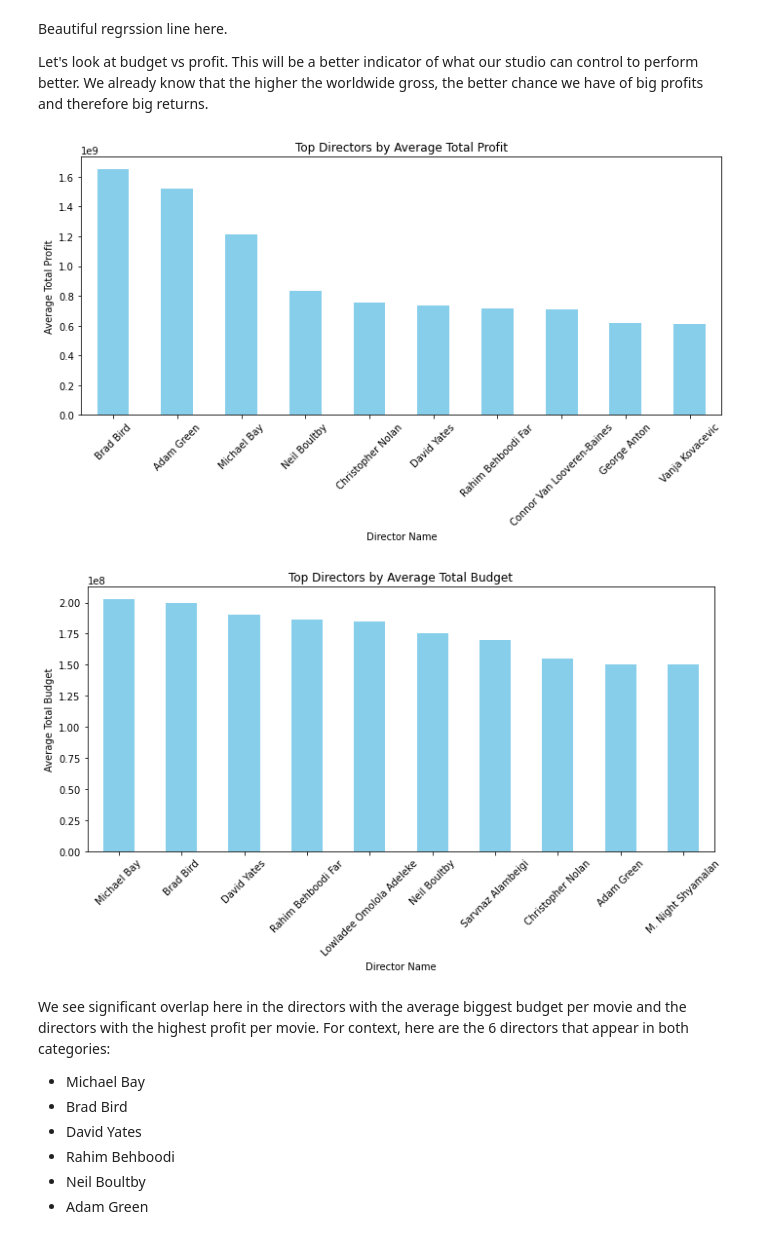
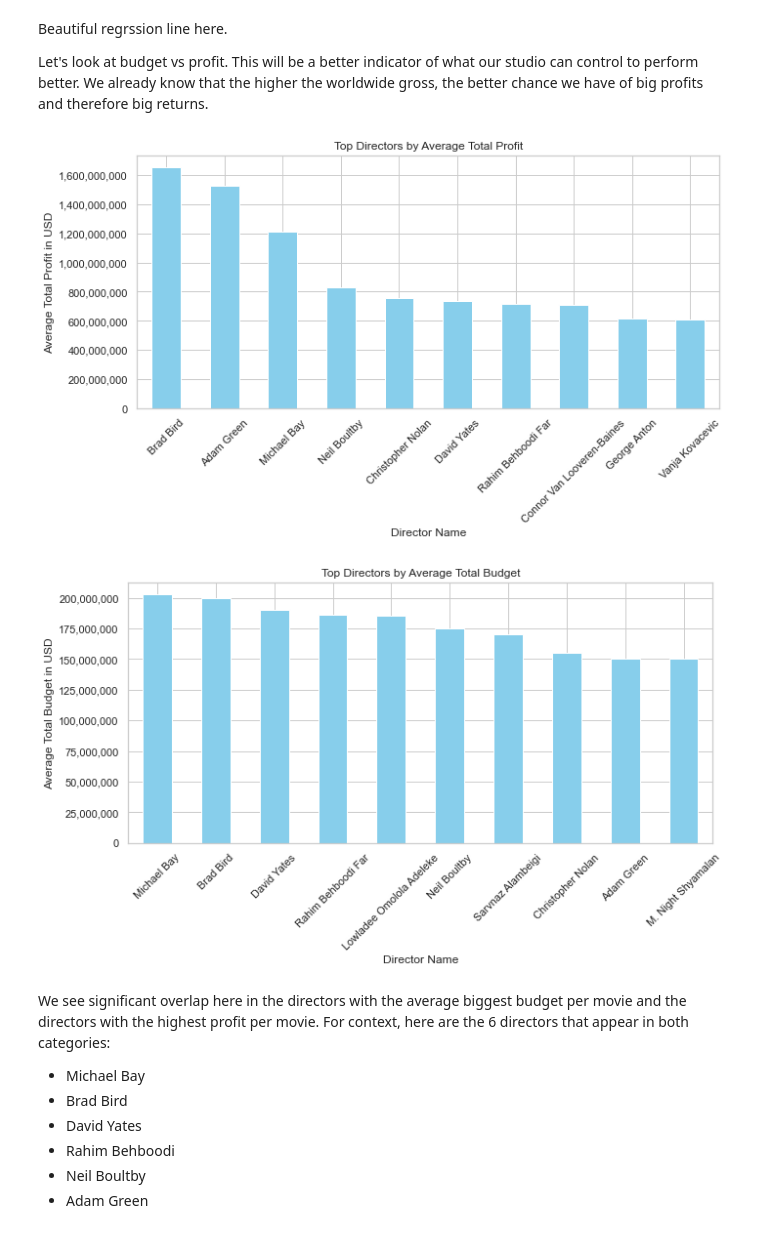
Before and after one commit to byrdwcrawford/Phase-2-Project, a Jupyter notebook: notebook.ipynb, the cells around one changed output. Cells and saved outputs as stored; diff of their text form; code cells hidden in the pictures.

```diff
--- a/notebook.ipynb
+++ b/notebook.ipynb
@@ -2104,0 +2121,12 @@ sns.regplot(x='production_budget', y='total_gross', data=filtered_df);
+# %%
+sns.set(style="whitegrid")
+ax = sns.regplot(x='production_budget', y='total_gross', data=filtered_df)
+plt.title("Total Profit vs Production Budget")
+plt.xlabel("Total Budget in USD")
+plt.ylabel("Total Gross in USD")
+
+# Formatting y-axis ticks to display in regular numbers
+ax.yaxis.set_major_formatter(plt.FuncFormatter(lambda x, loc: "{:,}".format(int(x))))
+ax.xaxis.set_major_formatter(plt.FuncFormatter(lambda x, loc: "{:,}".format(int(x))))
+plt.xticks(rotation=90)
+plt.show()
@@ -2162,0 +2196,12 @@ sns.regplot(x='production_budget', y='total_profit', data=filtered_df);
+# %%
+sns.set(style="whitegrid")
+ax = sns.regplot(x='production_budget', y='total_profit', data=filtered_df)
+plt.title("Total Profit vs Production Budget")
+plt.xlabel("Total Budget in USD")
+plt.ylabel("Total Profit in USD")
+
+# Formatting y-axis ticks to display in regular numbers
+ax.yaxis.set_major_formatter(plt.FuncFormatter(lambda x, loc: "{:,}".format(int(x))))
+ax.xaxis.set_major_formatter(plt.FuncFormatter(lambda x, loc: "{:,}".format(int(x))))
+plt.xticks(rotation=90)
+plt.show()
@@ -2218,0 +2267,12 @@ sns.regplot(x='total_gross', y='total_profit', data=filtered_df);
+# %%
+sns.set(style="whitegrid")
+ax = sns.regplot(x='total_gross', y='total_profit', data=filtered_df)
+plt.title("Total Profit vs Total Gross")
+plt.xlabel("Total Gross in USD")
+plt.ylabel("Total Profit in USD")
+
+# Formatting y-axis ticks to display in regular numbers
+ax.yaxis.set_major_formatter(plt.FuncFormatter(lambda x, loc: "{:,}".format(int(x))))
+ax.xaxis.set_major_formatter(plt.FuncFormatter(lambda x, loc: "{:,}".format(int(x))))
+plt.xticks(rotation=90)
+plt.show()
@@ -2222,34 +2284,43 @@ Beautiful regrssion line here.
 Let's look at budget vs profit.  This will be a better indicator of what our studio can control to perform better.  We already know that the higher the worldwide gross, the better chance we have of big profits and therefore big returns.
 # %%
 # Grouping the data by 'director_name' and calculating the average total profit
-average_budget_director = last_df.groupby('director_name')['total_profit'].mean().nlargest(10)
+average_profit_director = last_df.groupby('director_name')['total_profit'].mean().nlargest(10)
+
+import matplotlib.pyplot as plt
 
 # Creating a bar plot
 plt.figure(figsize=(10, 6))
-average_budget_director.plot(kind='bar', color='skyblue')
+ax = average_profit_director.plot(kind='bar', color='skyblue')
 plt.title("Top Directors by Average Total Profit")
 plt.xlabel("Director Name")
-plt.ylabel("Average Total Profit")
+plt.ylabel("Average Total Profit in USD")
 plt.xticks(rotation=45)
+
+# Formatting y-axis ticks to display in regular numbers
+ax.get_yaxis().set_major_formatter(plt.FuncFormatter(lambda x, loc: "{:,}".format(int(x))))
+
 plt.tight_layout()
 plt.show()
 # %% [output]
-[figure, old version]
+[figure, new version]
 # %%
-# Grouping the data by 'director_name' and calculating the average total budget
 average_budget_director = last_df.groupby('director_name')['production_budget'].mean().nlargest(10)
 
 # Creating a bar plot
 plt.figure(figsize=(10, 6))
-average_budget_director.plot(kind='bar', color='skyblue')
+ax = average_budget_director.plot(kind='bar', color='skyblue')
 plt.title("Top Directors by Average Total Budget")
 plt.xlabel("Director Name")
-plt.ylabel("Average Total Budget")
+plt.ylabel("Average Total Budget in USD")
 plt.xticks(rotation=45)
+
+# Formatting y-axis ticks to display in regular numbers
+ax.get_yaxis().set_major_formatter(plt.FuncFormatter(lambda x, loc: "{:,}".format(int(x))))
+
 plt.tight_layout()
 plt.show()
 # %% [output]
-[figure, old version]
+[figure, new version]
 # %% [markdown]
 We see significant overlap here in the directors with the average biggest budget per movie and the directors with the highest profit per movie.  For context, here are the 6 directors that appear in both categories:
 
```
Also changed, not shown: parts of 19 cells of this notebook, 11 other files.
